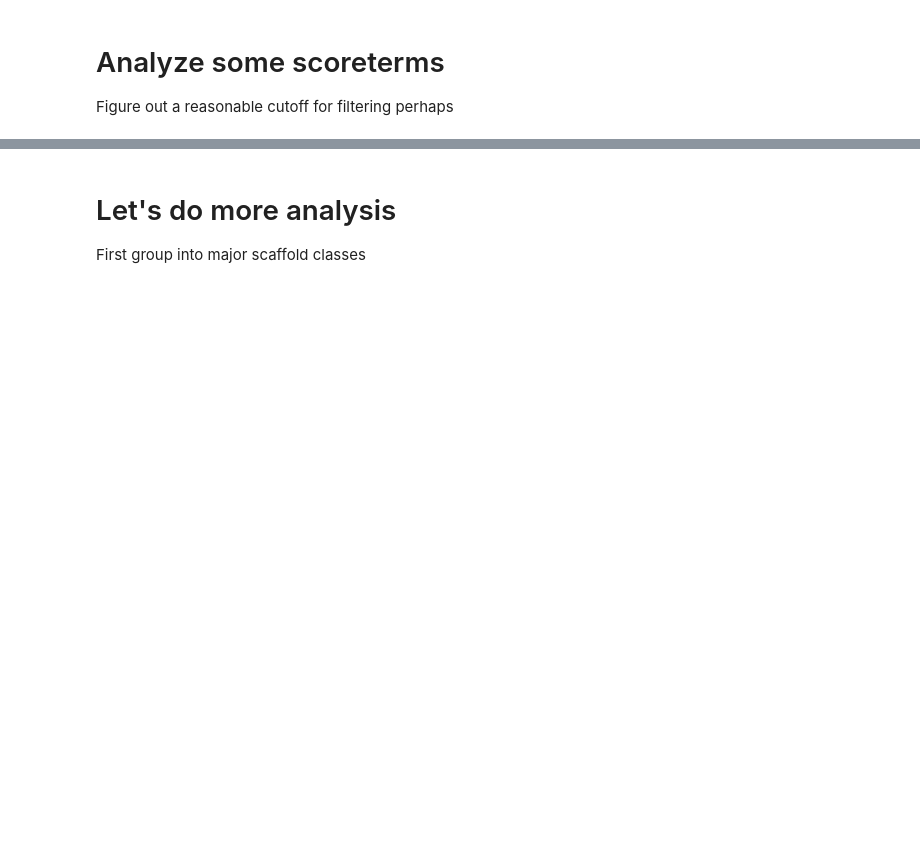
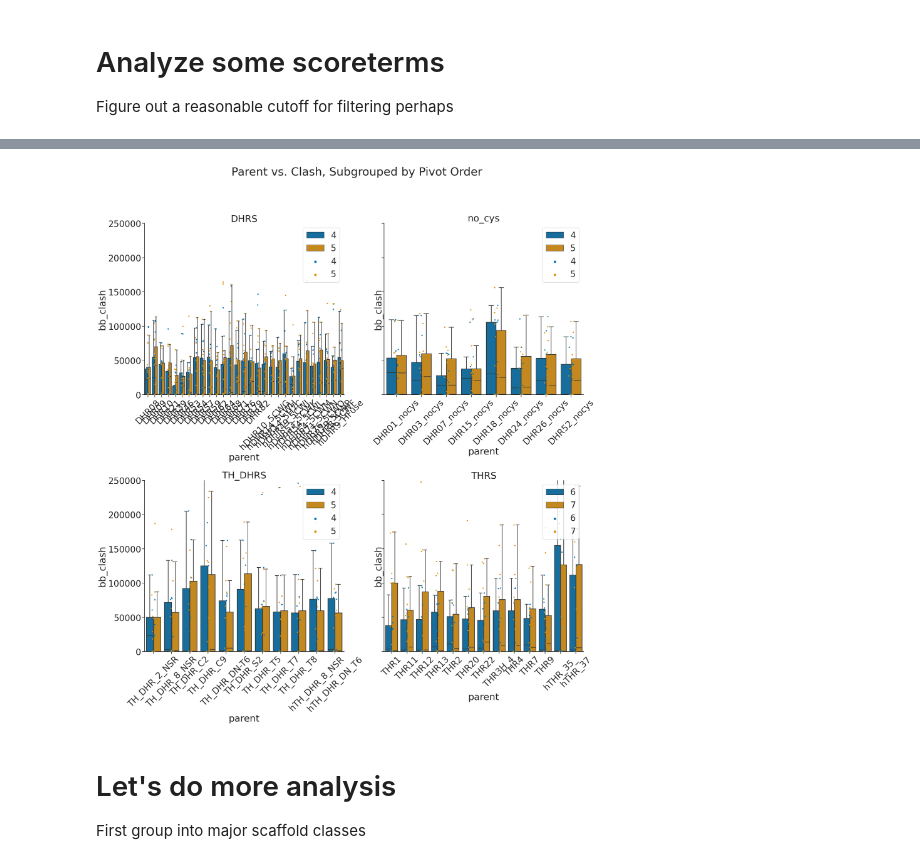
Before and after one commit to proleu/hinges, a Jupyter notebook: 01_make_states.ipynb, the cells around one changed output, grey strips where cells are left out. Cells and saved outputs as stored; diff of their text form; code cells hidden in the pictures; blank space fills up the shorter version.

```diff
--- a/01_make_states.ipynb
+++ b/01_make_states.ipynb
@@ -521,30 +647,41 @@ plt.savefig("figs/01_all_parents_vs_clash.png")
 # %%
 data_orders = [dhrs, dhrs_nocys, th_dhrs, thrs]
-pivot_orders = [['4', '5'], ['4', '5'], ['4', '5'], ['6', '7']]
-fig, axs = plt.subplots(2, 2, sharey=True, figsize=(30,30))
+pivot_orders = [["4", "5"], ["4", "5"], ["4", "5"], ["6", "7"]]
+fig, axs = plt.subplots(2, 2, sharey=True, figsize=(30, 30))
 fig.suptitle("Parent vs. Clash, Subgrouped by Pivot Order")
 fig.subplots_adjust(wspace=0.2)
 fig.subplots_adjust(hspace=0.5)
 for order, ax, pivot_order in zip(data_orders, axs.flatten(), pivot_orders):
     ax.tick_params(axis="x", labelrotation=45)
     ax.set_ylim(0, 250000)
     sns.boxplot(
         ax=ax,
-        x="parent", y="bb_clash", data=scores_df,
-        order=order, showfliers = False,
-        hue="pivot_helix", hue_order=pivot_order,
+        x="parent",
+        y="bb_clash",
+        data=scores_df,
+        order=order,
+        showfliers=False,
+        hue="pivot_helix",
+        hue_order=pivot_order,
     )
     sns.stripplot(
         ax=ax,
-        x="parent", y="bb_clash", data=scores_df,
+        x="parent",
+        y="bb_clash",
+        data=scores_df,
         order=order,
-        hue="pivot_helix", hue_order=pivot_order,
+        hue="pivot_helix",
+        hue_order=pivot_order,
     )
     sns.despine()
     ax.legend(loc="upper right")
-axs[0][0].set_title("DHRS"); axs[0][1].set_title("no_cys")
-axs[1][0].set_title("TH_DHRS"); axs[1][1].set_title("THRS")
+axs[0][0].set_title("DHRS")
+axs[0][1].set_title("no_cys")
+axs[1][0].set_title("TH_DHRS")
+axs[1][1].set_title("THRS")
 plt.savefig("figs/01_all_parents_vs_clash_subgrouped_pivots.png")
+# %% [output]
+[figure, added]
 # %% [markdown]
 # Let's do more analysis
 First group into major scaffold classes
```
Also changed, not shown: parts of 24 cells of this notebook.
